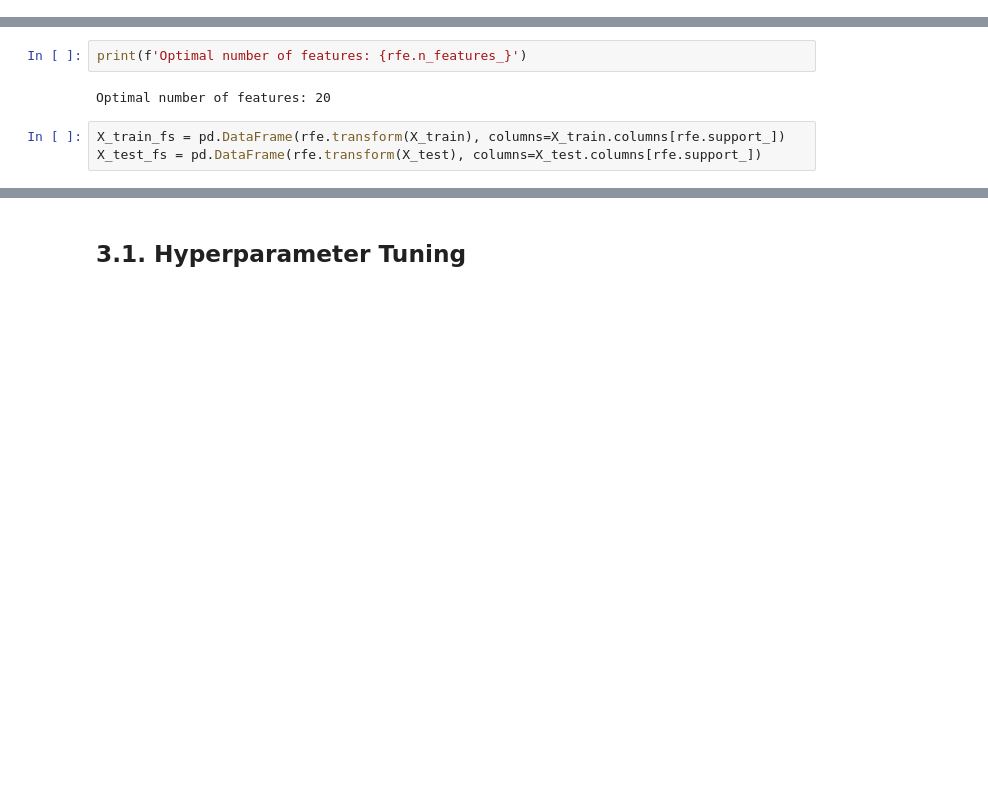
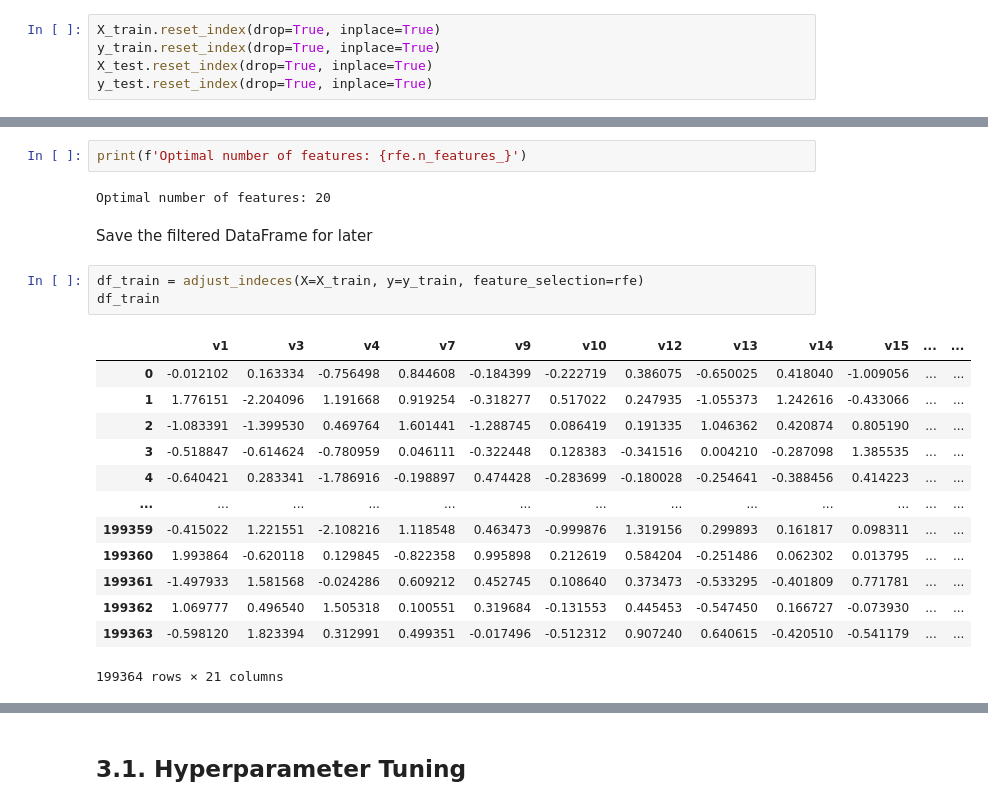
Before and after one commit to nicokossacoff/data-science-library, a Jupyter notebook: notebooks/model-evaluation/model-evaluation.ipynb, the cells around one changed output, grey strips where cells are left out. Drawn from its saved outputs; the diff is of its cells as text; blank space fills up the shorter version.

```diff
--- a/notebooks/model-evaluation/model-evaluation.ipynb
+++ b/notebooks/model-evaluation/model-evaluation.ipynb
@@ -138,3 +159,8 @@ X_test.drop(columns=['time', 'amount'], inplace=True)
+# %%
+X_train.reset_index(drop=True, inplace=True)
+y_train.reset_index(drop=True, inplace=True)
+X_test.reset_index(drop=True, inplace=True)
+y_test.reset_index(drop=True, inplace=True)
 # %% [markdown]
 ## 2.4. Feature Selection
 # %% [markdown]
@@ -288,6 +314,22 @@ Parameters: { "use_label_encoder" } are not used.
 print(f'Optimal number of features: {rfe.n_features_}')
 # %% [output]
 Optimal number of features: 20
-# %%
-X_train_fs = pd.DataFrame(rfe.transform(X_train), columns=X_train.columns[rfe.support_])
-X_test_fs = pd.DataFrame(rfe.transform(X_test), columns=X_test.columns[rfe.support_])
+# %% [markdown]
+Save the filtered DataFrame for later
+# %%
+df_train = adjust_indeces(X=X_train, y=y_train, feature_selection=rfe)
+df_train
+# %% [output]
+|  | v1 | v3 | v4 | v7 | v9 | v10 | v12 | v13 | v14 | v15 | ... | ... |
+| 0 | -0.012102 | 0.163334 | -0.756498 | 0.844608 | -0.184399 | -0.222719 | 0.386075 | -0.650025 | 0.418040 | -1.009056 | ... | ... |
+| 1 | 1.776151 | -2.204096 | 1.191668 | 0.919254 | -0.318277 | 0.517022 | 0.247935 | -1.055373 | 1.242616 | -0.433066 | ... | ... |
+| 2 | -1.083391 | -1.399530 | 0.469764 | 1.601441 | -1.288745 | 0.086419 | 0.191335 | 1.046362 | 0.420874 | 0.805190 | ... | ... |
+| 3 | -0.518847 | -0.614624 | -0.780959 | 0.046111 | -0.322448 | 0.128383 | -0.341516 | 0.004210 | -0.287098 | 1.385535 | ... | ... |
+| 4 | -0.640421 | 0.283341 | -1.786916 | -0.198897 | 0.474428 | -0.283699 | -0.180028 | -0.254641 | -0.388456 | 0.414223 | ... | ... |
+| ... | ... | ... | ... | ... | ... | ... | ... | ... | ... | ... | ... | ... |
+| 199359 | -0.415022 | 1.221551 | -2.108216 | 1.118548 | 0.463473 | -0.999876 | 1.319156 | 0.299893 | 0.161817 | 0.098311 | ... | ... |
+| 199360 | 1.993864 | -0.620118 | 0.129845 | -0.822358 | 0.995898 | 0.212619 | 0.584204 | -0.251486 | 0.062302 | 0.013795 | ... | ... |
+| 199361 | -1.497933 | 1.581568 | -0.024286 | 0.609212 | 0.452745 | 0.108640 | 0.373473 | -0.533295 | -0.401809 | 0.771781 | ... | ... |
+| 199362 | 1.069777 | 0.496540 | 1.505318 | 0.100551 | 0.319684 | -0.131553 | 0.445453 | -0.547450 | 0.166727 | -0.073930 | ... | ... |
+| 199363 | -0.598120 | 1.823394 | 0.312991 | 0.499351 | -0.017496 | -0.512312 | 0.907240 | 0.640615 | -0.420510 | -0.541179 | ... | ... |
+199364 rows × 21 columns
```
Also changed, not shown: parts of 23 cells of this notebook.
